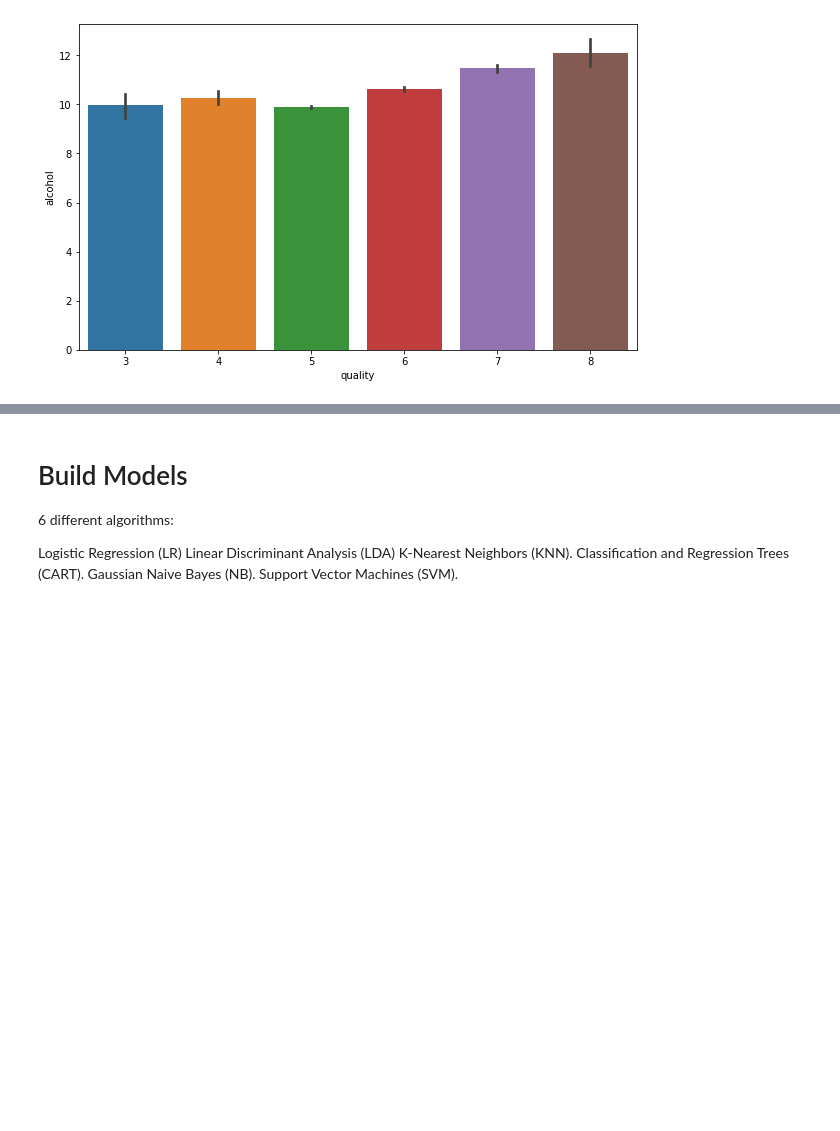
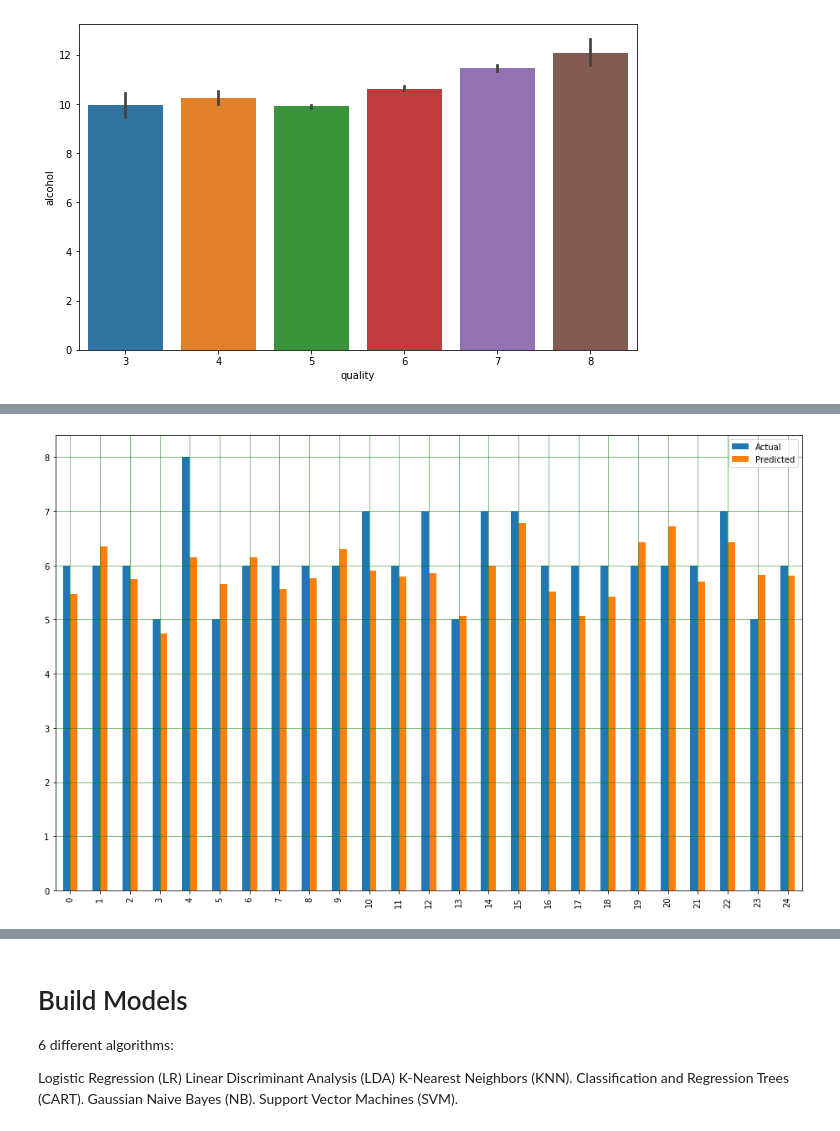
Before and after one commit to Stephanievillegas0728/Project3-demystifyingML, a Jupyter notebook: Wine_Model_1.ipynb, the cells around one changed output, grey strips where cells are left out. Cells and saved outputs as stored; diff of their text form; code cells hidden in the pictures; blank space fills up the shorter version.

```diff
--- a/Wine_Model_1.ipynb
+++ b/Wine_Model_1.ipynb
@@ -180,0 +208,6 @@ sns.barplot(x = 'quality', y = 'alcohol', data = redWine)
+# %%
+#####Combined
+X = combined[['fixed.acidity', 'volatile.acidity', 'citric.acid', 'residual.sugar', 'chlorides', 'free.sulfur.dioxide', 'total.sulfur.dioxide', 'density', 'pH', 'sulphates', 'alcohol']].values
+# X= X.values.reshape(-1, 1)
+
+y = combined["quality"].values#.reshape(-1, 1)
@@ -180,0 +246,4 @@ sns.barplot(x = 'quality', y = 'alcohol', data = redWine)
+# %%
+y_pred = model.predict(X_test)
+df = pd.DataFrame({'Actual': y_test.flatten(), 'Predicted': y_pred.flatten()})
+df
@@ -180,0 +269,8 @@ sns.barplot(x = 'quality', y = 'alcohol', data = redWine)
+# %%
+df1 = df.head(25)
+df1.plot(kind='bar',figsize=(16,10))
+plt.grid(which='major', linestyle='-', linewidth='0.5', color='green')
+plt.grid(which='minor', linestyle=':', linewidth='0.5', color='black')
+plt.show()
+# %% [output]
+[figure, added]
```
Also changed, not shown: parts of 55 cells of this notebook, 2 other files.
